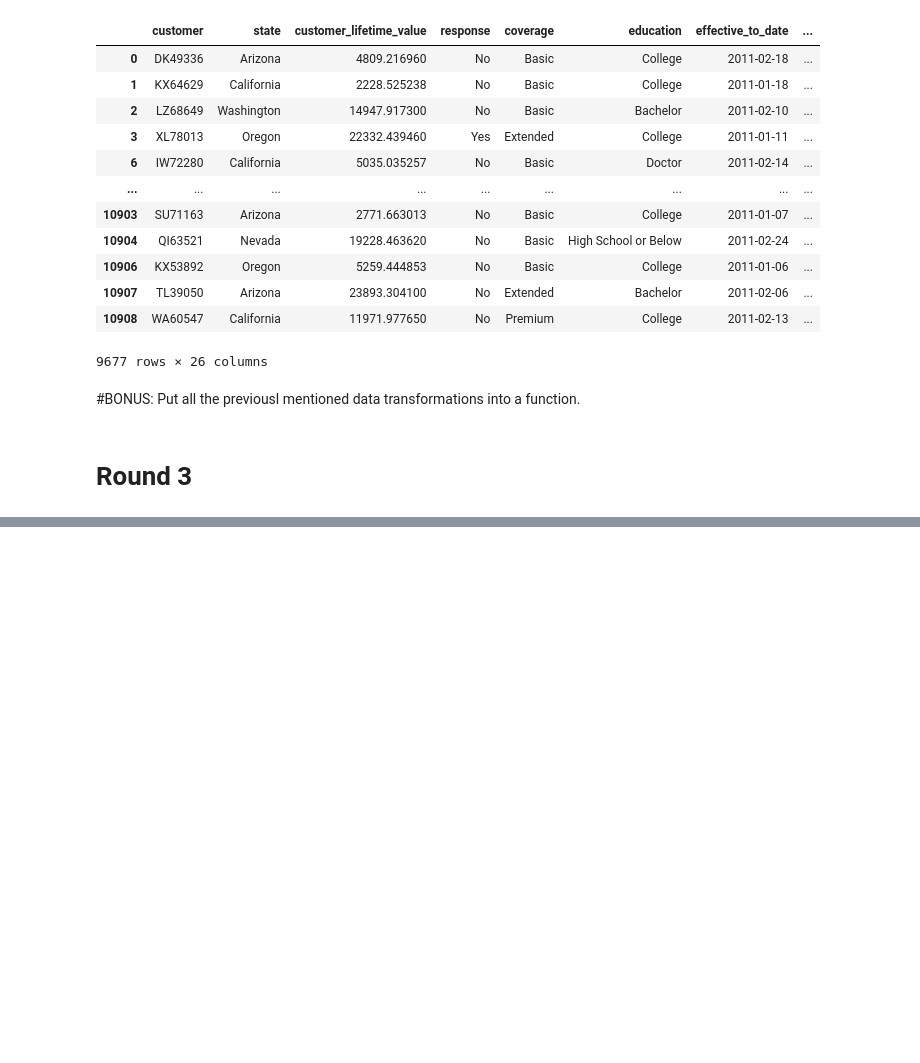
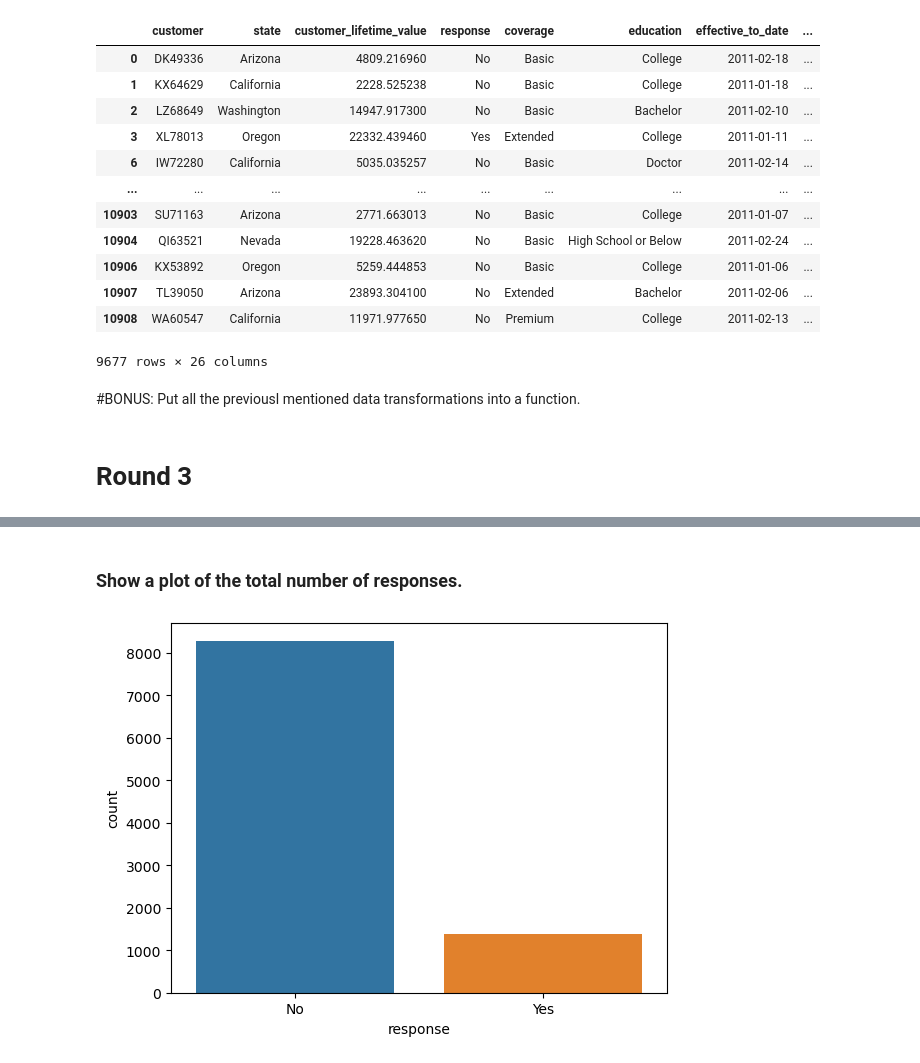
Before and after one commit to jochabo/lab-customer-analysis-round-2, a Jupyter notebook: files_for_lab/csv_files/Lab Customer Analysis Round 2.ipynb, the cells around one changed output, grey strips where cells are left out. Cells and saved outputs as stored; diff of their text form; code cells hidden in the pictures; blank space fills up the shorter version.

```diff
--- a/files_for_lab/csv_files/Lab Customer Analysis Round 2.ipynb
+++ b/files_for_lab/csv_files/Lab Customer Analysis Round 2.ipynb
@@ -360,0 +436,11 @@ data_mca_Q1
+# %% [markdown]
+### Show a plot of the total number of responses.
+# %%
+#Show a plot of the total number of responses.
+data_mca['numerical_response'] = data_mca['response'].map(dict(Yes=1,No=0))
+data_mca
+
+sns.countplot(x=data_mca['response'])
+plt.show()
+# %% [output]
+[figure, added]
```
Also changed, not shown: parts of 9 cells of this notebook.
